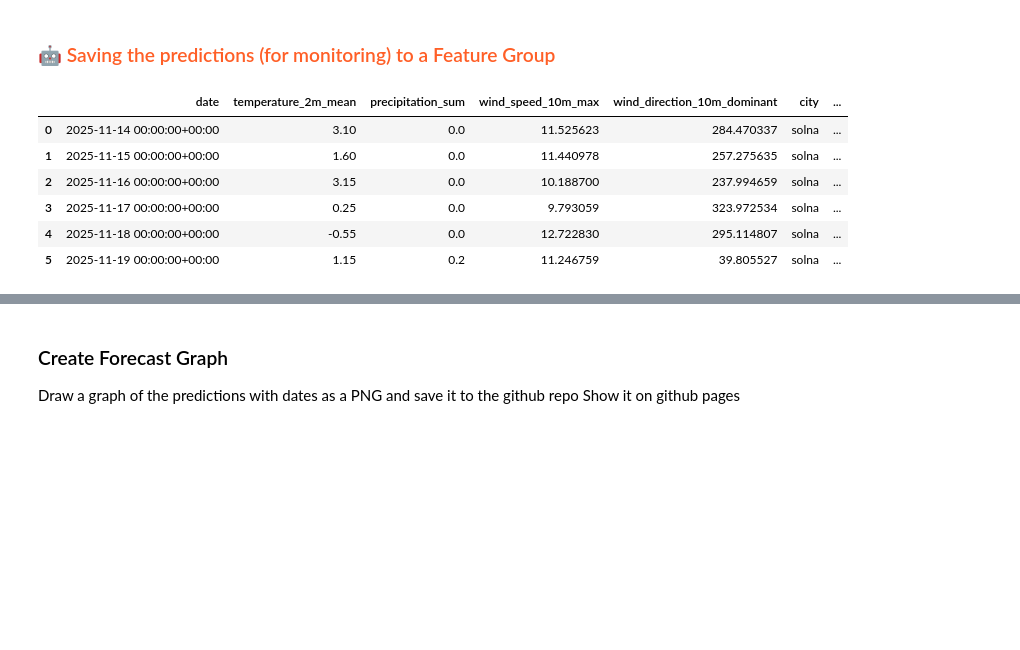
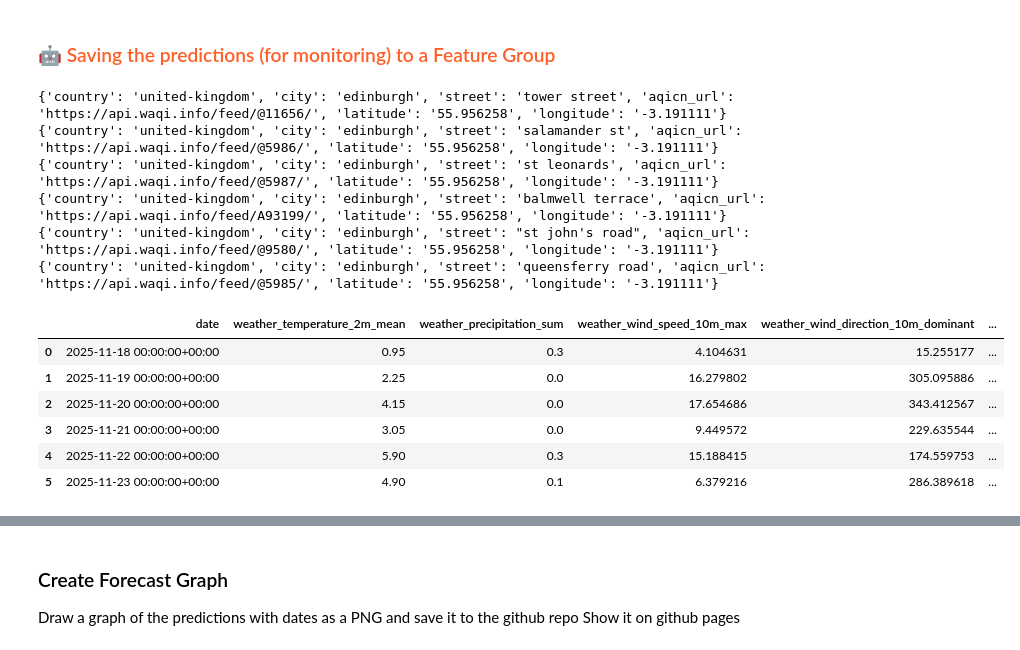
Before and after one commit to Isabell257/id2223-lab1, a Jupyter notebook: notebooks/airquality/4_air_quality_batch_inference.ipynb, the cells around one changed output, grey strips where cells are left out. Cells and saved outputs as stored; diff of their text form; code cells hidden in the pictures; blank space fills up the shorter version.

```diff
--- a/notebooks/airquality/4_air_quality_batch_inference.ipynb
+++ b/notebooks/airquality/4_air_quality_batch_inference.ipynb
@@ -69,3 +71,9 @@ datetime.datetime(2025, 11, 13, 17, 41, 56, 899021)
+# %%
+#Select whether part E, C or A is run
+
+running_e = False
+running_c = False
+running_a = True
 # %% [markdown]
 ## <span style="color:#ff5f27;"> 📡 Connect to Hopsworks Feature Store </span>
 # %%
@@ -227,8 +351,7 @@ Finished: Reading data from Hopsworks, using Hopsworks Feature Query Service (1.
 # %% [markdown]
 ### <span style="color:#ff5f27;">🤖 Making the predictions</span>
 # %%
-#Ej för del C
-
-# batch_data['predicted_pm25'] = retrieved_xgboost_model.predict(
-#     batch_data[['temperature_2m_mean', 'precipitation_sum', 'wind_speed_10m_max', 'wind_direction_10m_dominant']])
-# batch_data
+if running_e:
+    batch_data['predicted_pm25'] = retrieved_xgboost_model.predict(
+        batch_data[['temperature_2m_mean', 'precipitation_sum', 'wind_speed_10m_max', 'wind_direction_10m_dominant']])
+    batch_data
@@ -258,20 +380,44 @@ memory usage: 416.0+ bytes
 # %% [markdown]
 ### <span style="color:#ff5f27;">🤖 Saving the predictions (for monitoring) to a Feature Group</span>
 # %%
-batch_data['street'] = street
-batch_data['city'] = city
-batch_data['country'] = country
-# Fill in the number of days before the date on which you made the forecast (base_date)
-batch_data = batch_data.sort_values(by=['date']) #OBS har ändrat ordning för blev helt fel med antal dagar innan annars
-batch_data['days_before_forecast_day'] = range(1, len(batch_data)+1)
-batch_data
+
+if running_e or running_c:
+    batch_data['street'] = street
+    batch_data['city'] = city
+    batch_data['country'] = country
+    # Fill in the number of days before the date on which you made the forecast (base_date)
+    batch_data = batch_data.sort_values(by=['date']) #OBS har ändrat ordning för blev helt fel med antal dagar innan annars
+    batch_data['days_before_forecast_day'] = range(1, len(batch_data)+1)
+    batch_data
+
+if running_a:
+    k=0
+    for batch_df in batch_data_frames:
+        print(locations[k])
+        batch_df['street'] = locations[k]['street']
+        batch_df['city'] = city
+        batch_df['country'] = country
+        # Fill in the number of days before the date on which you made the forecast (base_date)
+        batch_df = batch_df.sort_values(by=['date']) #OBS har ändrat ordning för blev helt fel med antal dagar innan annars
+        batch_df['days_before_forecast_day'] = range(1, len(batch_df)+1)
+        batch_data_frames[k] = batch_df
+
+        k+=1
+
+batch_data_frames[5]
 # %% [output]
+{'country': 'united-kingdom', 'city': 'edinburgh', 'street': 'tower street', 'aqicn_url': 'https://api.waqi.info/feed/@11656/', 'latitude': '55.956258', 'longitude': '-3.191111'}
+{'country': 'united-kingdom', 'city': 'edinburgh', 'street': 'salamander st', 'aqicn_url': 'https://api.waqi.info/feed/@5986/', 'latitude': '55.956258', 'longitude': '-3.191111'}
+{'country': 'united-kingdom', 'city': 'edinburgh', 'street': 'st leonards', 'aqicn_url': 'https://api.waqi.info/feed/@5987/', 'latitude': '55.956258', 'longitude': '-3.191111'}
+{'country': 'united-kingdom', 'city': 'edinburgh', 'street': 'balmwell terrace', 'aqicn_url': 'https://api.waqi.info/feed/A93199/', 'latitude': '55.956258', 'longitude': '-3.191111'}
+{'country': 'united-kingdom', 'city': 'edinburgh', 'street': "st john's road", 'aqicn_url': 'https://api.waqi.info/feed/@9580/', 'latitude': '55.956258', 'longitude': '-3.191111'}
+{'country': 'united-kingdom', 'city': 'edinburgh', 'street': 'queensferry road', 'aqicn_url': 'https://api.waqi.info/feed/@5985/', 'latitude': '55.956258', 'longitude': '-3.191111'}
-|  | date | temperature_2m_mean | precipitation_sum | wind_speed_10m_max | wind_direction_10m_dominant | city | ... |
-| 0 | 2025-11-14 00:00:00+00:00 | 3.10 | 0.0 | 11.525623 | 284.470337 | solna | ... |
-| 1 | 2025-11-15 00:00:00+00:00 | 1.60 | 0.0 | 11.440978 | 257.275635 | solna | ... |
-| 2 | 2025-11-16 00:00:00+00:00 | 3.15 | 0.0 | 10.188700 | 237.994659 | solna | ... |
-| 3 | 2025-11-17 00:00:00+00:00 | 0.25 | 0.0 | 9.793059 | 323.972534 | solna | ... |
-| 4 | 2025-11-18 00:00:00+00:00 | -0.55 | 0.0 | 12.722830 | 295.114807 | solna | ... |
-| 5 | 2025-11-19 00:00:00+00:00 | 1.15 | 0.2 | 11.246759 | 39.805527 | solna | ... |
+|  | date | weather_temperature_2m_mean | weather_precipitation_sum | weather_wind_speed_10m_max | weather_wind_direction_10m_dominant | ... |
+| 0 | 2025-11-18 00:00:00+00:00 | 0.95 | 0.3 | 4.104631 | 15.255177 | ... |
+| 1 | 2025-11-19 00:00:00+00:00 | 2.25 | 0.0 | 16.279802 | 305.095886 | ... |
+| 2 | 2025-11-20 00:00:00+00:00 | 4.15 | 0.0 | 17.654686 | 343.412567 | ... |
+| 3 | 2025-11-21 00:00:00+00:00 | 3.05 | 0.0 | 9.449572 | 229.635544 | ... |
+| 4 | 2025-11-22 00:00:00+00:00 | 5.90 | 0.3 | 15.188415 | 174.559753 | ... |
+| 5 | 2025-11-23 00:00:00+00:00 | 4.90 | 0.1 | 6.379216 | 286.389618 | ... |
 # %%
 batch_data.info()
```
Also changed, not shown: parts of 17 cells of this notebook, 7 other files.
